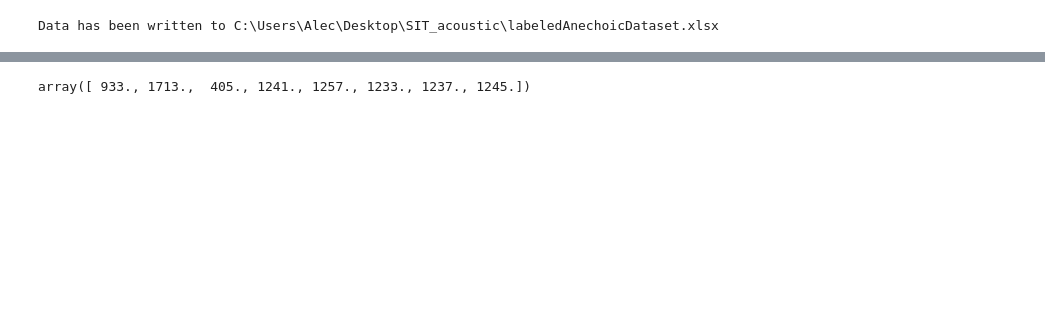
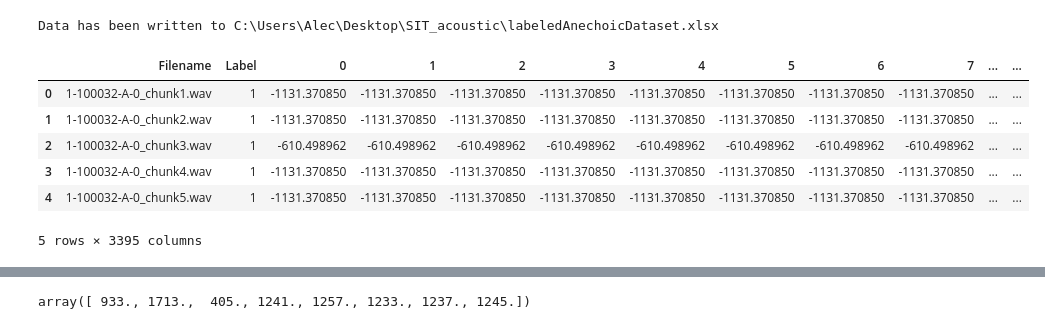
Before and after one commit to ale-chen/afrl-uav-detection, a Jupyter notebook: AnechoicDatasetWork/anechoicDataset.ipynb, the cells around one changed output, grey strips where cells are left out. Saved outputs shown, nothing was run; the diff lists cells and outputs as text; code cells hidden in the pictures; blank space fills up the shorter version.

```diff
--- a/AnechoicDatasetWork/anechoicDataset.ipynb
+++ b/AnechoicDatasetWork/anechoicDataset.ipynb
@@ -146,7 +146,7 @@ labels = []
 # Iterate through files to collect filename and prefix number
 for filename in files:
     filenames.append(filename)
-    labels.append(get_prefix_number(filename))
+    labels.append(1)
 
 # Create a DataFrame
 df = pd.DataFrame({
@@ -154,10 +154,10 @@ df = pd.DataFrame({
     'Label': labels
 })
 
-# Specify the output Excel file path
-output_excel_file = 'C:\\Users\Alec\Desktop\SIT_acoustic\labeledAnechoicDataset.xlsx'
+# # Specify the output Excel file path
+# output_excel_file = 'C:\\Users\Alec\Desktop\ESC50\ESC50MFCC'
 
-# Write DataFrame to Excel
-df.to_excel(output_excel_file, index=False)
+# # Write DataFrame to Excel
+# df.to_excel(output_excel_file, index=False)
 
-print(f"Data has been written to {output_excel_file}")
+# print(f"Data has been written to {output_excel_file}")
@@ -231,4 +230,14 @@ df1
 Data has been written to C:\Users\Alec\Desktop\SIT_acoustic\labeledAnechoicDataset.xlsx
 # %%
 res = pd.concat([df, df1], axis=1)
+# %%
+res.head()
+# %% [output]
+|  | Filename | Label | 0 | 1 | 2 | 3 | 4 | 5 | 6 | 7 | ... | ... |
+| 0 | 1-100032-A-0_chunk1.wav | 1 | -1131.370850 | -1131.370850 | -1131.370850 | -1131.370850 | -1131.370850 | -1131.370850 | -1131.370850 | -1131.370850 | ... | ... |
+| 1 | 1-100032-A-0_chunk2.wav | 1 | -1131.370850 | -1131.370850 | -1131.370850 | -1131.370850 | -1131.370850 | -1131.370850 | -1131.370850 | -1131.370850 | ... | ... |
+| 2 | 1-100032-A-0_chunk3.wav | 1 | -610.498962 | -610.498962 | -610.498962 | -610.498962 | -610.498962 | -610.498962 | -610.498962 | -610.498962 | ... | ... |
+| 3 | 1-100032-A-0_chunk4.wav | 1 | -1131.370850 | -1131.370850 | -1131.370850 | -1131.370850 | -1131.370850 | -1131.370850 | -1131.370850 | -1131.370850 | ... | ... |
+| 4 | 1-100032-A-0_chunk5.wav | 1 | -1131.370850 | -1131.370850 | -1131.370850 | -1131.370850 | -1131.370850 | -1131.370850 | -1131.370850 | -1131.370850 | ... | ... |
+5 rows × 3395 columns
 # %%
```
Also changed, not shown: parts of 12 cells of this notebook, 6 other files.
